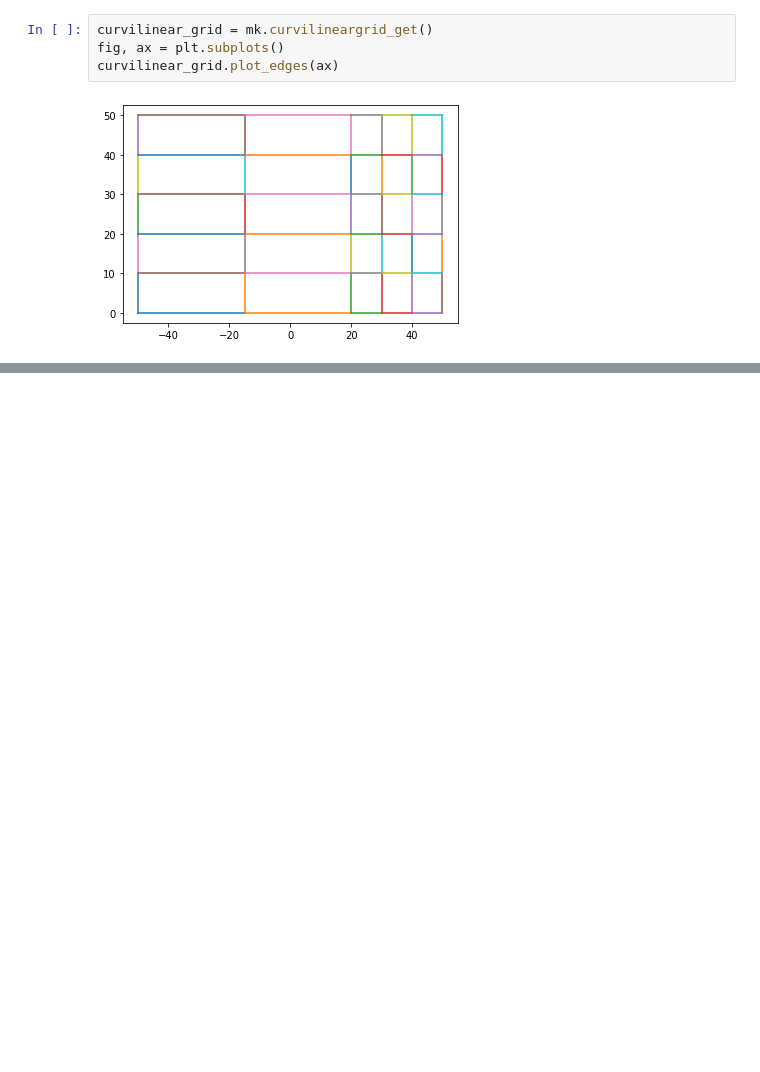
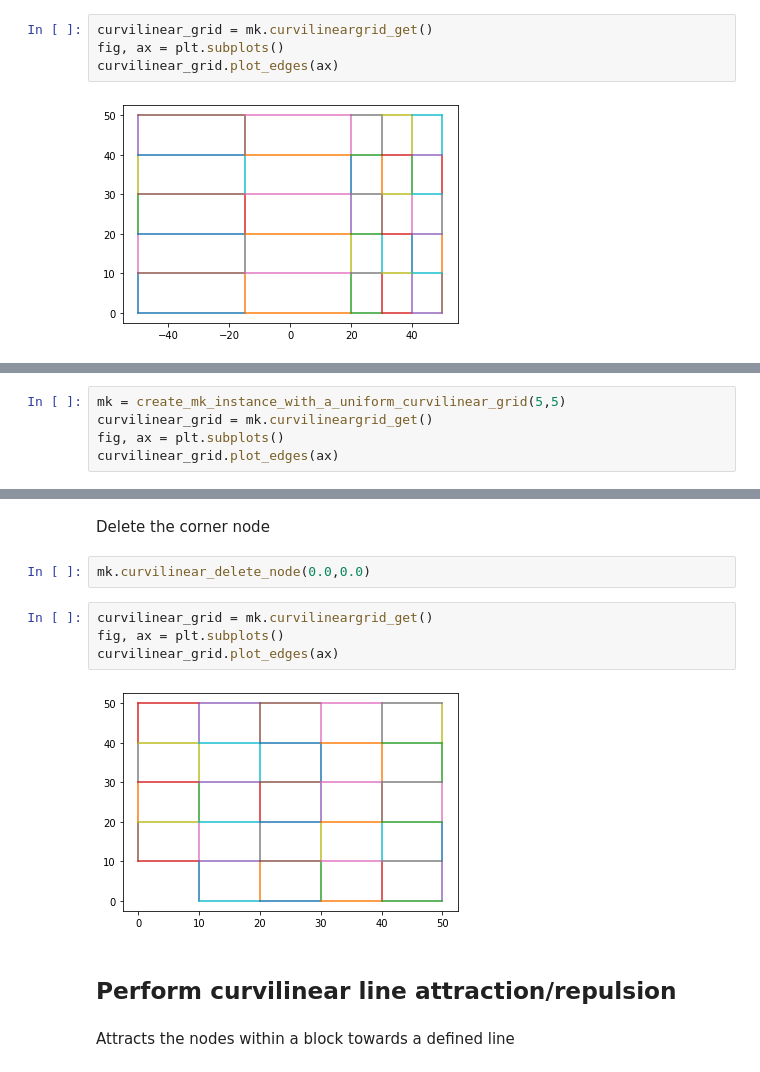
Before and after one commit to Deltares/MeshKernelPy, a Jupyter notebook: docs/examples/04_curvilineargrid_basics.ipynb, the cells around one changed output, grey strips where cells are left out. Cells and saved outputs as stored; diff of their text form; blank space fills up the shorter version.

```diff
--- a/docs/examples/04_curvilineargrid_basics.ipynb
+++ b/docs/examples/04_curvilineargrid_basics.ipynb
@@ -375,0 +392,5 @@ curvilinear_grid.plot_edges(ax)
+# %%
+mk = create_mk_instance_with_a_uniform_curvilinear_grid(5,5)
+curvilinear_grid = mk.curvilineargrid_get()
+fig, ax = plt.subplots()
+curvilinear_grid.plot_edges(ax)
@@ -375,0 +399,14 @@ curvilinear_grid.plot_edges(ax)
+# %% [markdown]
+Delete the corner node
+# %%
+mk.curvilinear_delete_node(0.0,0.0)
+# %%
+curvilinear_grid = mk.curvilineargrid_get()
+fig, ax = plt.subplots()
+curvilinear_grid.plot_edges(ax)
+# %% [output]
+[figure, added]
+# %% [markdown]
+## Perform curvilinear line attraction/repulsion
+# %% [markdown]
+Attracts the nodes within a block towards a defined line
```
Also changed, not shown: parts of 20 cells of this notebook, 2 other files.
